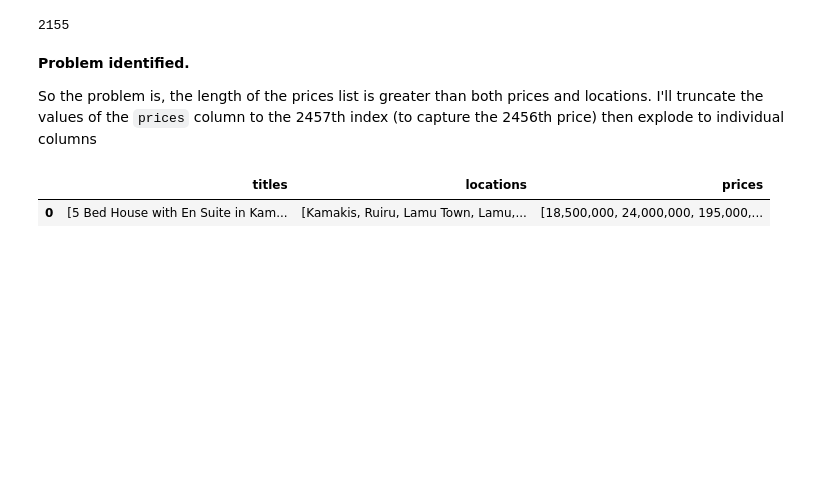
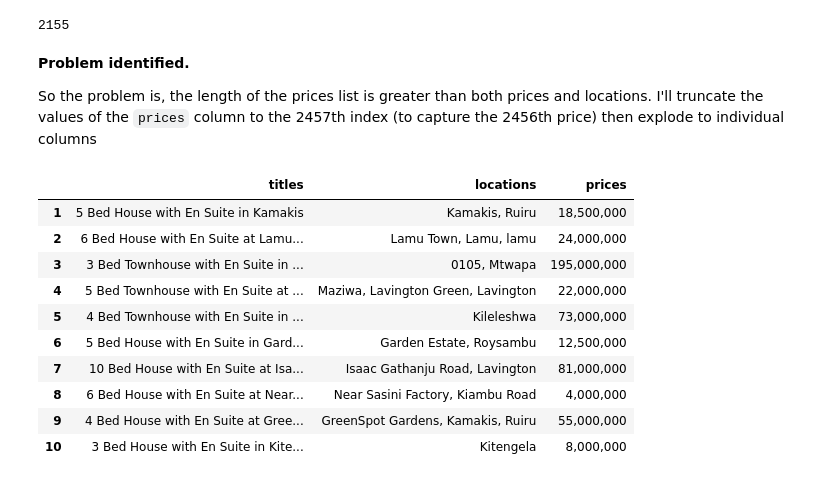
Before and after one commit to dkkinyua/house-data-scraping, a Jupyter notebook: clean_data.ipynb, the cells around one changed output. Saved outputs shown, nothing was run; the diff lists cells and outputs as text; code cells hidden in the pictures; blank space fills up the shorter version.

````diff
--- a/clean_data.ipynb
+++ b/clean_data.ipynb
@@ -56,10 +57,23 @@ len(data[0]["prices"])
 
 So the problem is, the length of the prices list is greater than both prices and locations.
 I'll truncate the values of the ```prices``` column to the 2457th index (to capture the 2456th price) then explode to individual columns
+# %%
+max_length = df[["titles", "locations", "prices"]].applymap(len).max().max()
+
+df['prices'] = df['prices'].apply(lambda x: x + [np.nan] * (max_length - len(x)))
 # %%
+df = df.explode(["titles", "locations", "prices"]).reset_index(drop=True)
+df.index = df.index + 1
 df.head(10)
-df["prices"] = df["prices"].reindex(df.index, fill_value=np.nan)
-df.head(10)
 # %% [output]
 |  | titles | locations | prices |
-| 0 | [5 Bed House with En Suite in Kam... | [Kamakis, Ruiru, Lamu Town, Lamu,... | [18,500,000, 24,000,000, 195,000,... |
+| 1 | 5 Bed House with En Suite in Kamakis | Kamakis, Ruiru | 18,500,000 |
+| 2 | 6 Bed House with En Suite at Lamu... | Lamu Town, Lamu, lamu | 24,000,000 |
+| 3 | 3 Bed Townhouse with En Suite in ... | 0105, Mtwapa | 195,000,000 |
+| 4 | 5 Bed Townhouse with En Suite at ... | Maziwa, Lavington Green, Lavington | 22,000,000 |
+| 5 | 4 Bed Townhouse with En Suite in ... | Kileleshwa | 73,000,000 |
+| 6 | 5 Bed House with En Suite in Gard... | Garden Estate, Roysambu | 12,500,000 |
+| 7 | 10 Bed House with En Suite at Isa... | Isaac Gathanju Road, Lavington | 81,000,000 |
+| 8 | 6 Bed House with En Suite at Near... | Near Sasini Factory, Kiambu Road | 4,000,000 |
+| 9 | 4 Bed House with En Suite at Gree... | GreenSpot Gardens, Kamakis, Ruiru | 55,000,000 |
+| 10 | 3 Bed House with En Suite in Kite... | Kitengela | 8,000,000 |
````
Also changed, not shown: parts of 23 cells of this notebook.
